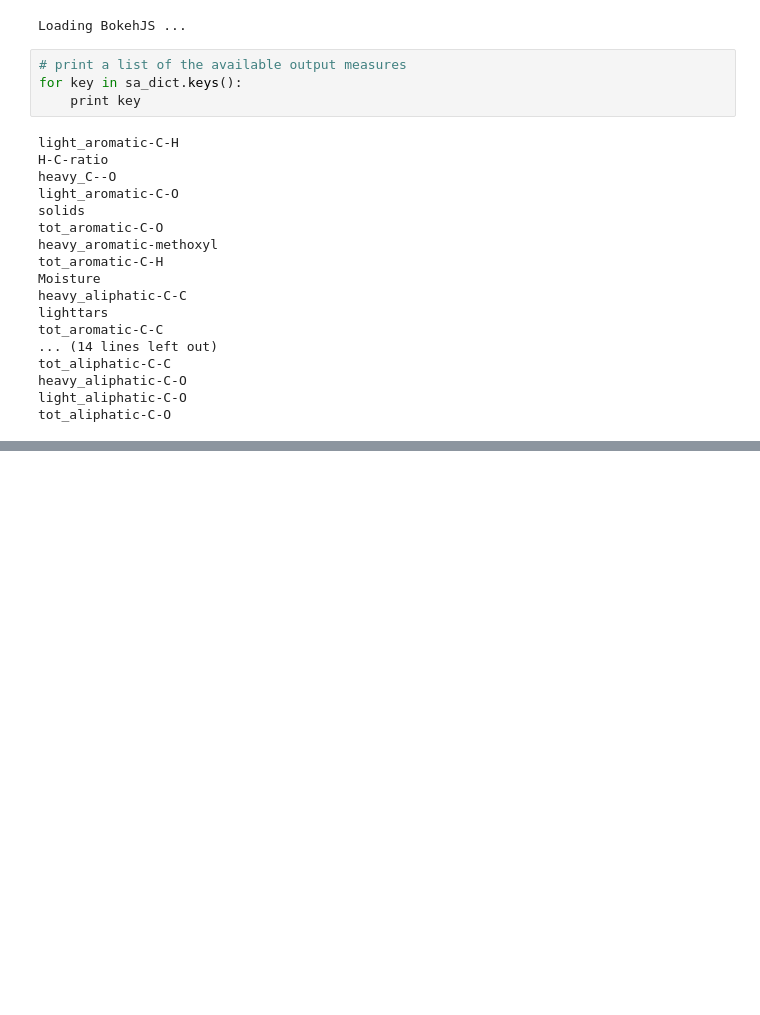
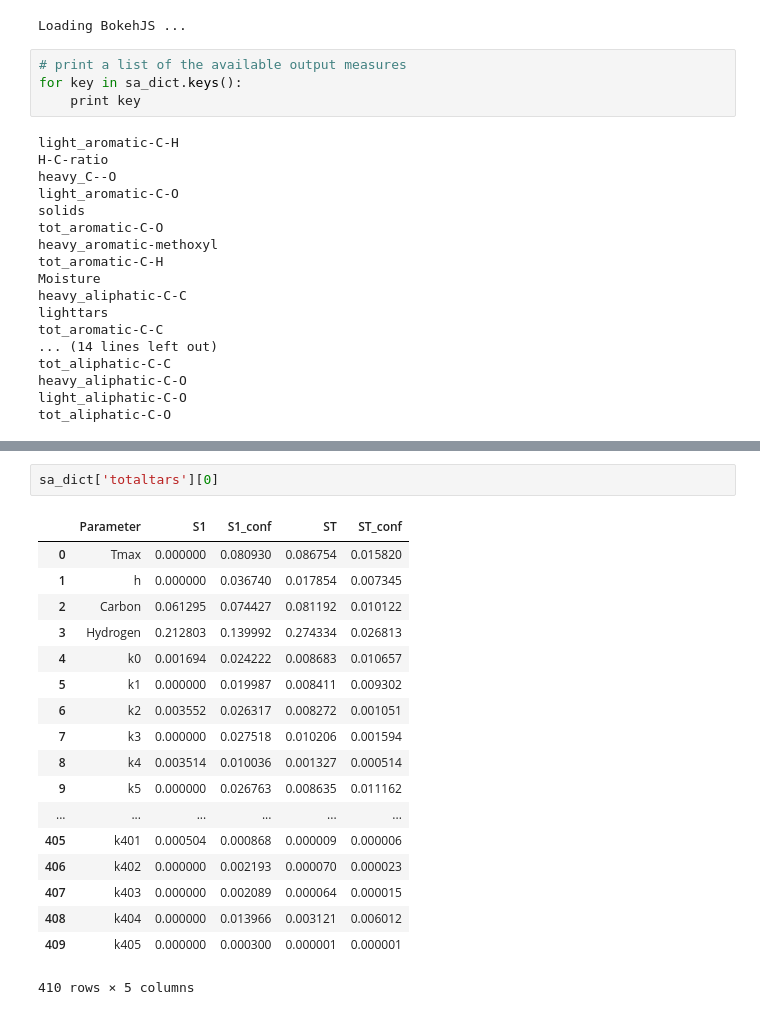
Before and after one commit to houghb/savvy, a Jupyter notebook: HDSAviz/hdsaviz_driver.ipynb, the cells around one changed output, grey strips where cells are left out. Drawn from its saved outputs; the diff is of its cells as text; blank space fills up the shorter version.

```diff
--- a/HDSAviz/hdsaviz_driver.ipynb
+++ b/HDSAviz/hdsaviz_driver.ipynb
@@ -39,3 +39,24 @@ show(p)
 # %% [output]
 [interactive output not drawn]
 <bokeh.io._CommsHandle at 0x...>
+# %%
+sa_dict['totaltars'][0]
+# %% [output]
+|  | Parameter | S1 | S1_conf | ST | ST_conf |
+| 0 | Tmax | 0.000000 | 0.080930 | 0.086754 | 0.015820 |
+| 1 | h | 0.000000 | 0.036740 | 0.017854 | 0.007345 |
+| 2 | Carbon | 0.061295 | 0.074427 | 0.081192 | 0.010122 |
+| 3 | Hydrogen | 0.212803 | 0.139992 | 0.274334 | 0.026813 |
+| 4 | k0 | 0.001694 | 0.024222 | 0.008683 | 0.010657 |
+| 5 | k1 | 0.000000 | 0.019987 | 0.008411 | 0.009302 |
+| 6 | k2 | 0.003552 | 0.026317 | 0.008272 | 0.001051 |
+| 7 | k3 | 0.000000 | 0.027518 | 0.010206 | 0.001594 |
+| 8 | k4 | 0.003514 | 0.010036 | 0.001327 | 0.000514 |
+| 9 | k5 | 0.000000 | 0.026763 | 0.008635 | 0.011162 |
+| ... | ... | ... | ... | ... | ... |
+| 405 | k401 | 0.000504 | 0.000868 | 0.000009 | 0.000006 |
+| 406 | k402 | 0.000000 | 0.002193 | 0.000070 | 0.000023 |
+| 407 | k403 | 0.000000 | 0.002089 | 0.000064 | 0.000015 |
+| 408 | k404 | 0.000000 | 0.013966 | 0.003121 | 0.006012 |
+| 409 | k405 | 0.000000 | 0.000300 | 0.000001 | 0.000001 |
+410 rows × 5 columns
```
Also changed, not shown: parts of 2 cells of this notebook, 1 other file.
